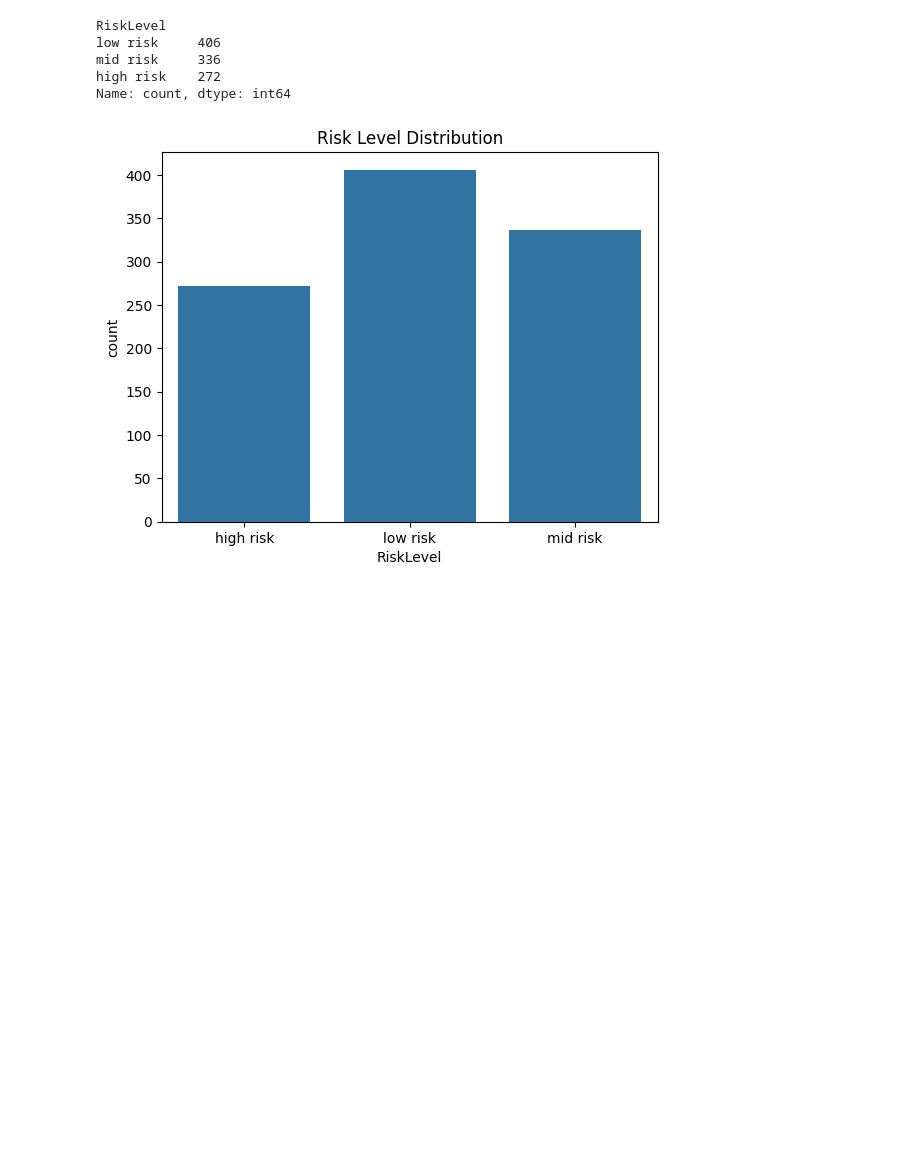
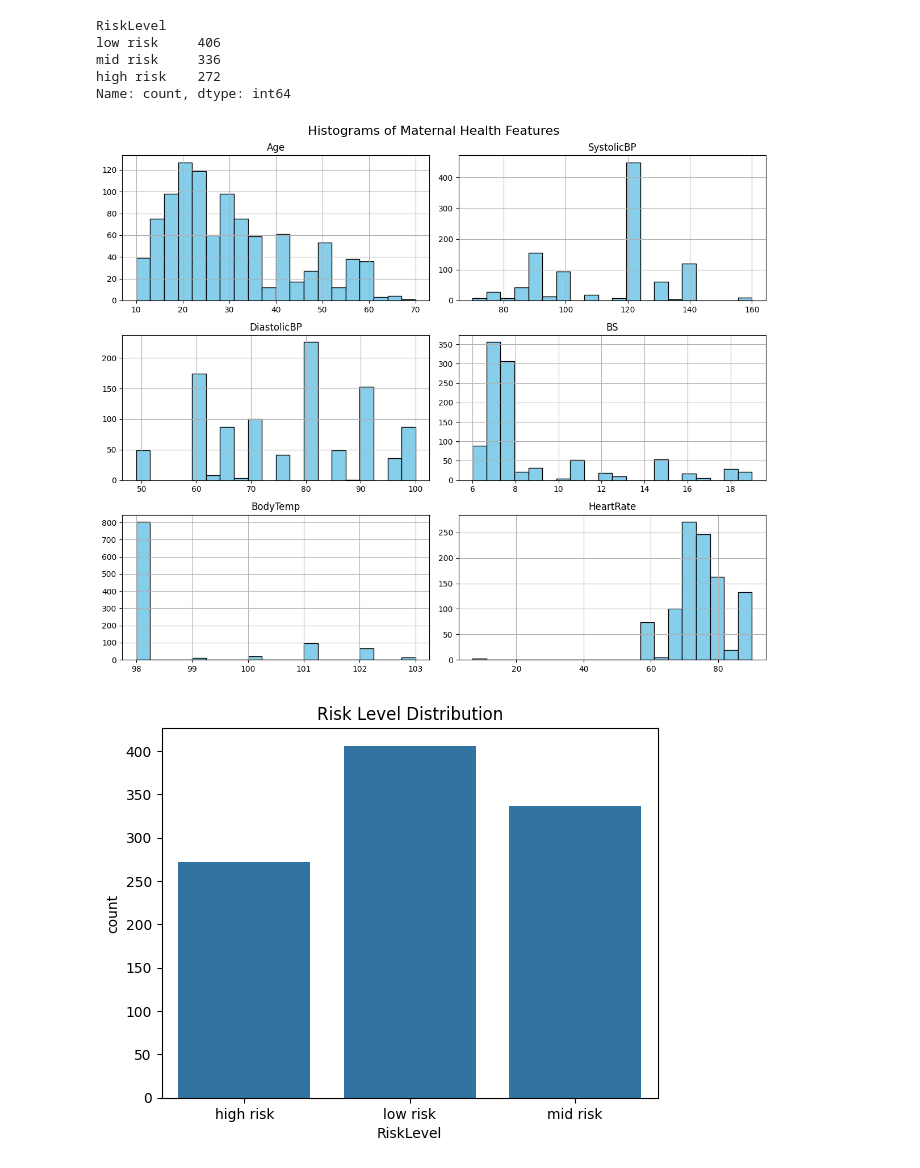
Before and after one commit to Joy-Dorcas/MATERNAL-HEALTH-RISK, a Jupyter notebook: code.ipynb, the cells around one changed output. Drawn from its saved outputs; the diff is of its cells as text; code cells hidden in the pictures; blank space fills up the shorter version.

```diff
--- a/code.ipynb
+++ b/code.ipynb
@@ -52,6 +52,18 @@ low risk     406
 mid risk     336
 high risk    272
 Name: count, dtype: int64
+# %%
+# List of numeric columns (excluding target)
+num_cols = ['Age', 'SystolicBP', 'DiastolicBP', 'BS', 'BodyTemp', 'HeartRate']
+
+# Plot histograms
+df[num_cols].hist(figsize=(12, 10), bins=20, color='skyblue', edgecolor='black')
+
+plt.suptitle("Histograms of Maternal Health Features", fontsize=16)
+plt.tight_layout()
+plt.show()
+# %% [output]
+[figure, added]
 # %%
 # EDA: Risk level distribution
 sns.countplot(x='RiskLevel', data=df)
```
Also changed, not shown: parts of 1 cell of this notebook.
